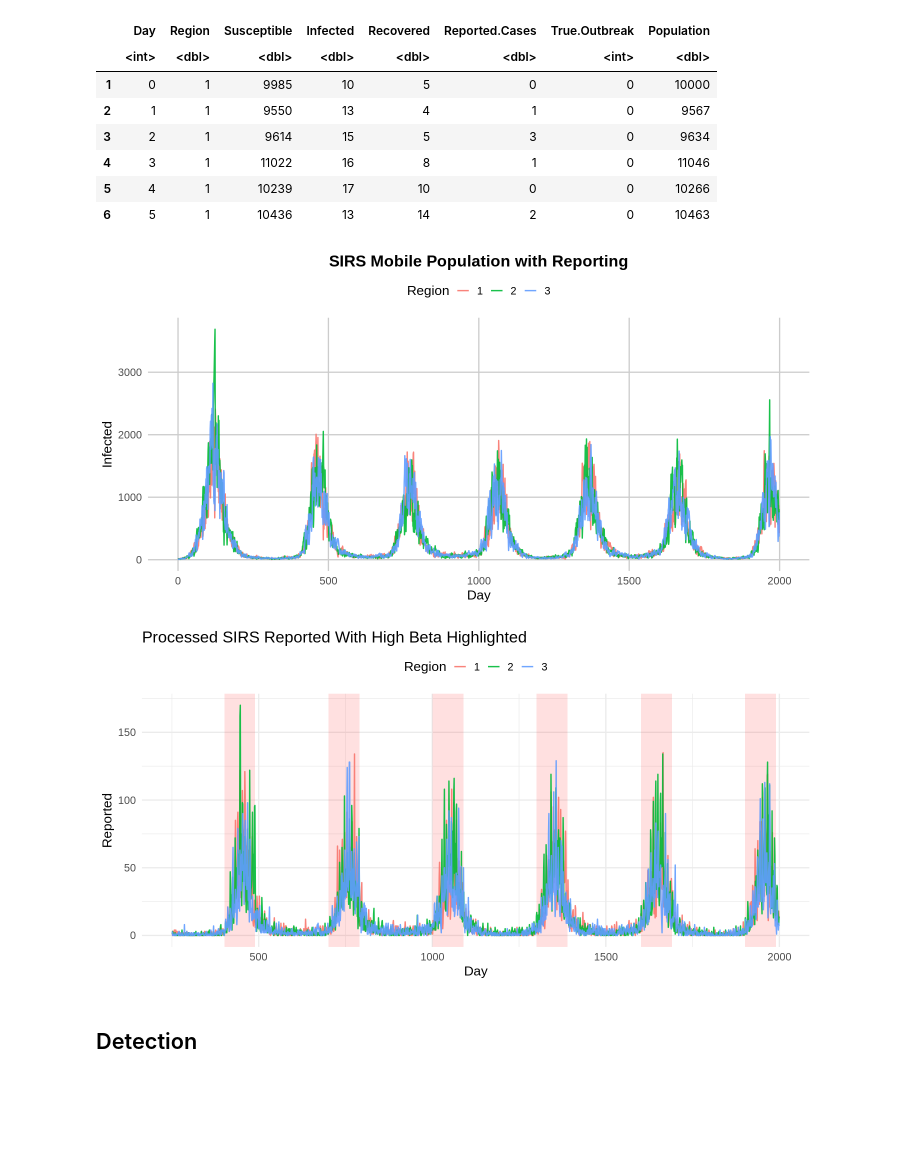
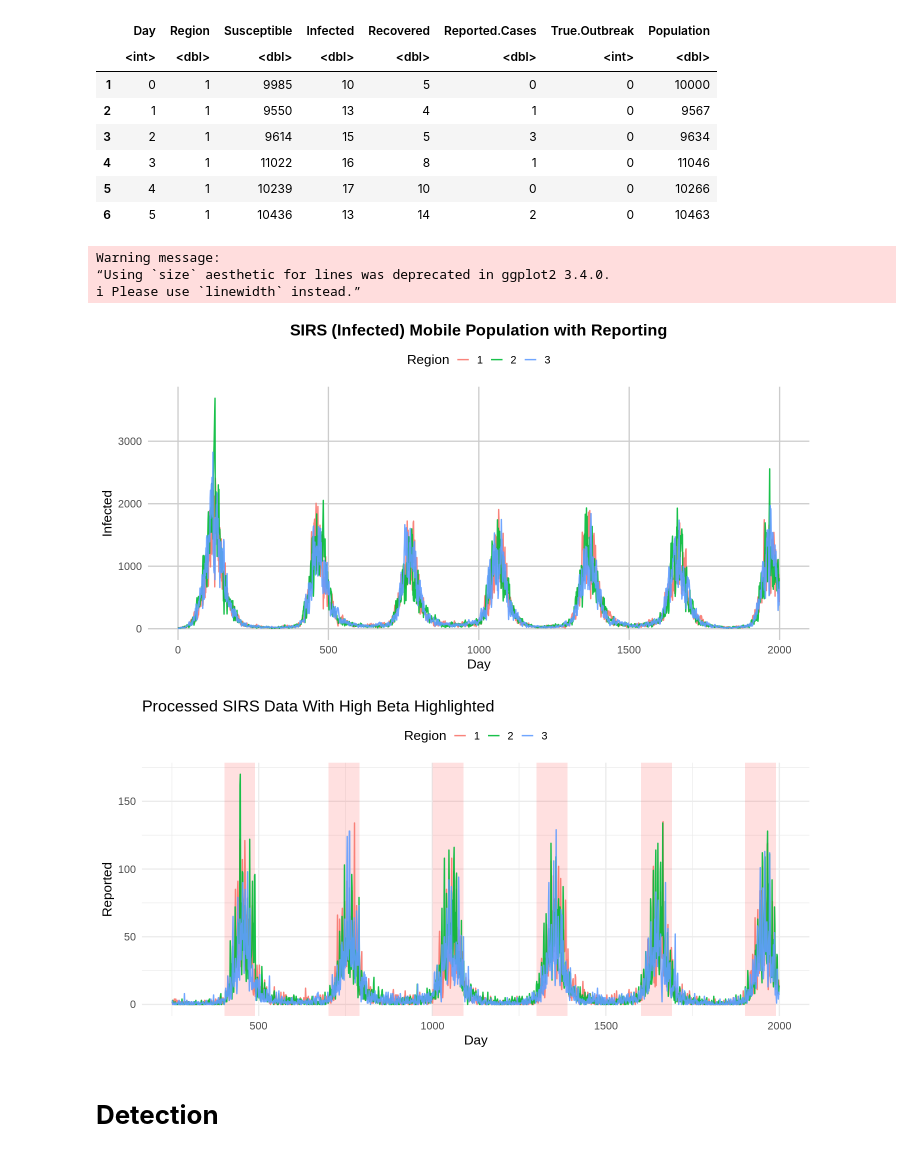
Before and after one commit to SahputraS/Outbreak-Simulation-and-Detection-Testing, a Jupyter notebook: Outbreak_Detections.ipynb, the cells around one changed output. Saved outputs shown, nothing was run; the diff lists cells and outputs as text; code cells hidden in the pictures; blank space fills up the shorter version.

```diff
--- a/Outbreak_Detections.ipynb
+++ b/Outbreak_Detections.ipynb
@@ -49,22 +48,26 @@ A data.frame: 6 × 8
 | 5 | 4 | 1 | 10239 | 17 | 10 | 0 | 0 | 10266 |
 | 6 | 5 | 1 | 10436 | 13 | 14 | 2 | 0 | 10463 |
 # %%
+# PLot to determine the inital period that I want to discard
 options(repr.plot.width = 12, repr.plot.height = 6)
 ggplot(data, aes(x = Day, y = Infected, color = factor(Region))) +
   geom_line(size = 0.8, alpha = 0.9) +
   labs(
-    title = "SIRS Mobile Population with Reporting",
+    title = "SIRS (Infected) Mobile Population with Reporting",
     x     = "Day",
     y     = "Infected",
     color = "Region"
   ) +
   theme_minimal(base_size = 16) +
   theme(
     panel.grid.major  = element_line(color = "grey80"),
     panel.grid.minor  = element_blank(),
     plot.title        = element_text(face = "bold", hjust = 0.5),
     legend.position   = "top"
   )
 # %% [output]
+Warning message:
+“Using `size` aesthetic for lines was deprecated in ggplot2 3.4.0.
+ℹ Please use `linewidth` instead.”
-[figure, old version]
+[figure, new version]
 # %%
@@ -92,11 +93,11 @@ ggplot(data_processed, aes(x = Day, y = Reported.Cases, color = factor(Region)))
   geom_rect(
     data = outbreak_periods,
     aes(xmin = start, xmax = end, ymin = -Inf, ymax = Inf),
-    fill = "red", alpha = 0.12, inherit.aes = FALSE
+    fill = "red", alpha = 0.12, inherit.aes = FALSE # The period when beta is high (outbreak) is highlighted with red
   ) +
   geom_line(size = 0.8, alpha = 0.9) +
   labs(
-    title = "Processed SIRS Reported With High Beta Highlighted",
+    title = "Processed SIRS Data With High Beta Highlighted",
     x = "Day",
     y = "Reported",
     color = "Region"
@@ -106,6 +107,6 @@ ggplot(data_processed, aes(x = Day, y = Reported.Cases, color = factor(Region)))
     legend.position = "top"
   )
 # %% [output]
-[figure, old version]
+[figure, new version]
 # %% [markdown]
-## Detection
+# **Detection**
```
Also changed, not shown: parts of 19 cells of this notebook.
